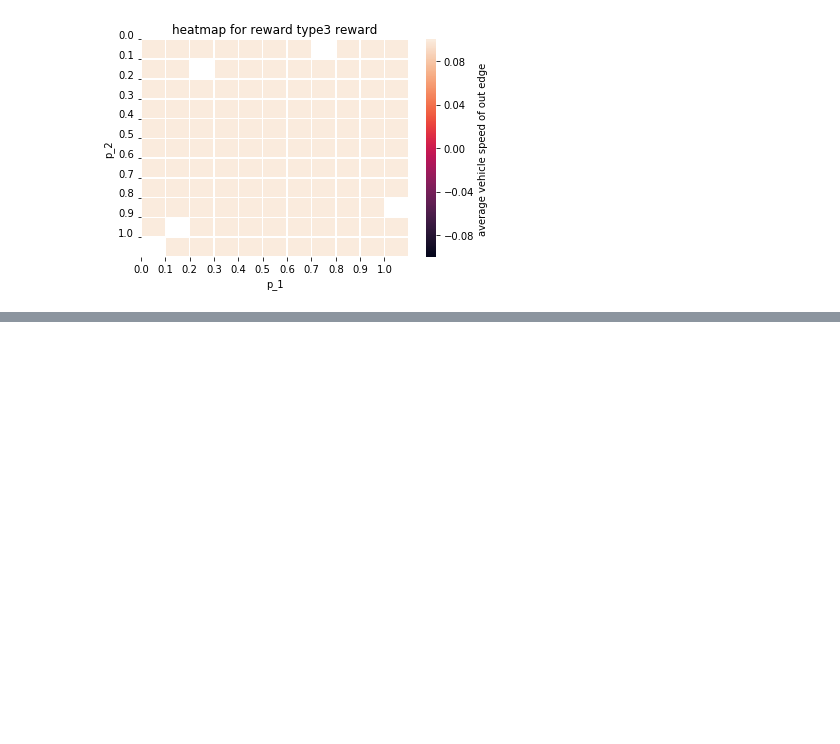
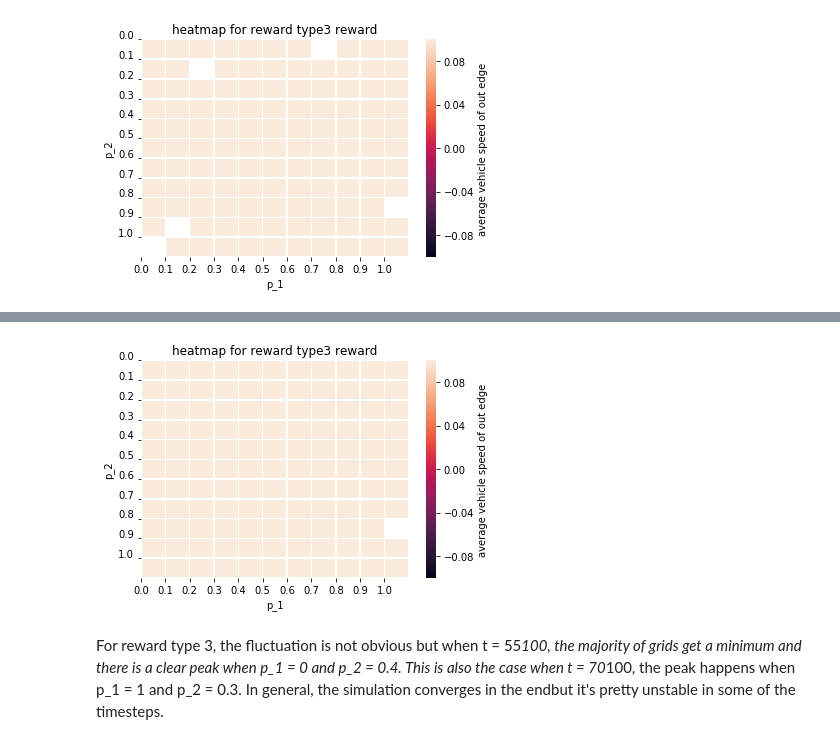
Before and after one commit to lijiayi9712/Learning_matrix, a Jupyter notebook: gym_diamond/examples/Visualization.ipynb, the cells around one changed output, grey strips where cells are left out. Cells and saved outputs as stored; diff of their text form; code cells hidden in the pictures; blank space fills up the shorter version.

```diff
--- a/gym_diamond/examples/Visualization.ipynb
+++ b/gym_diamond/examples/Visualization.ipynb
@@ -65,0 +96,8 @@ import plotly.tools as tls
+# %%
+mean_reward = reward3[:, :, 99, :].mean(axis=2)
+
+heatmap(mean_reward, p_1, p_2, 3)
+# %% [output]
+[figure, added]
+# %% [markdown]
+For reward type 3, the fluctuation is not obvious but when t = 55*100, the majority of grids get a minimum and there is a clear peak when p_1 = 0 and p_2 = 0.4. This is also the case when t = 70*100, the peak happens when p_1 = 1 and p_2 = 0.3. In general, the simulation converges in the endbut it's pretty unstable in some of the timesteps.
```
Also changed, not shown: parts of 14 cells of this notebook, 1 other file.
